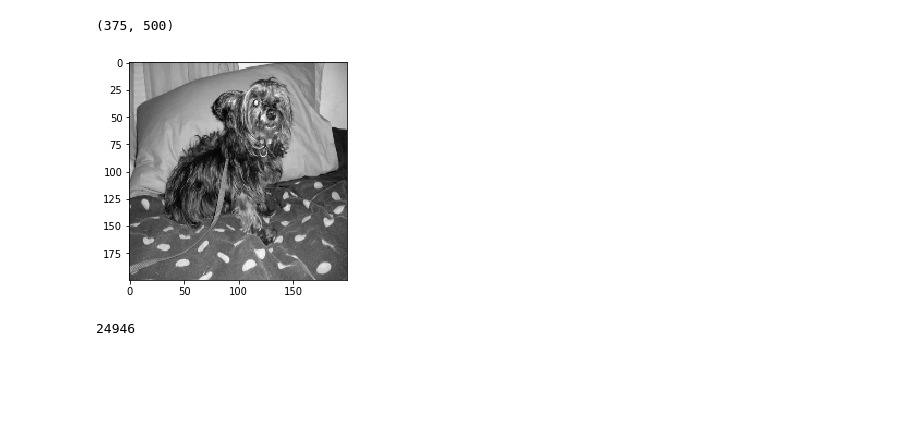
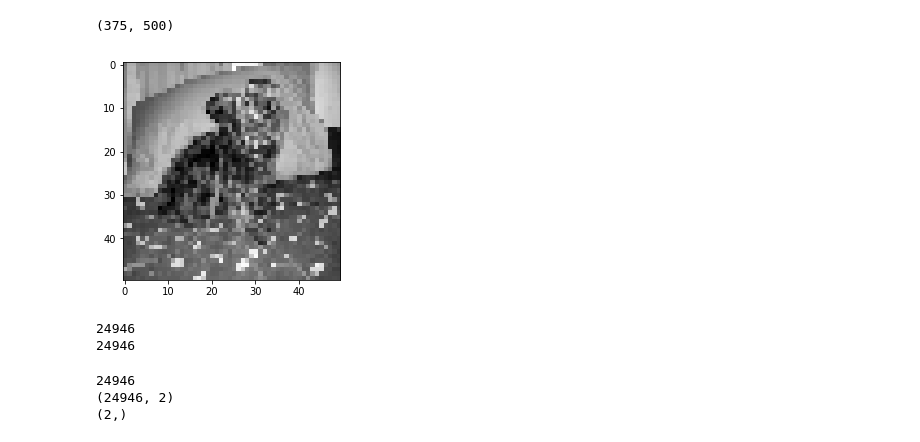
Before and after one commit to dkhanna511/GANS, a Jupyter notebook: DogCatVanillaGans.ipynb, the cells around one changed output. Saved outputs shown, nothing was run; the diff lists cells and outputs as text; code cells hidden in the pictures; blank space fills up the shorter version.

```diff
--- a/DogCatVanillaGans.ipynb
+++ b/DogCatVanillaGans.ipynb
@@ -69,18 +69,25 @@ print(img_array.shape)
 # %%
 #The sizes of all the photos are different.
 # changing the size of every photo to a constant size to work for CNN
 
-img_size= 200
+img_size= 50
 
 new_images=cv2.resize(img_array, (img_size, img_size), cv2.IMREAD_GRAYSCALE)  # size of image is 100*100
 plt.imshow(new_images, cmap='gray')
 plt.show()
 # %% [output]
-[figure, old version]
+[figure, new version]
 # %%
 # X and Z will have real data and generated data respetivel
 X = tf.placeholder(tf.float32, shape = [None, img_size * img_size])
 Z = tf.placeholder(tf.float32, shape = [None, 100])
+# %%
+print(len(training_data))
+totsize = len(training_data)
+print(totsize)
+# %% [output]
+24946
+24946
 # %%
 training_data=[]
 def create_training_data():
@@ -106,7 +112,12 @@ create_training_data()
-# %%
-print(len(training_data))
-# %% [output]
-24946
+# %%
+import numpy as np
+print(len(training_data))
+print(np.shape(training_data))
+print(np.shape(training_data[0]))
+# %% [output]
+24946
+(24946, 2)
+(2,)
 # %%
 random.shuffle(training_data)
 # %%
```
Also changed, not shown: parts of 11 cells of this notebook.
